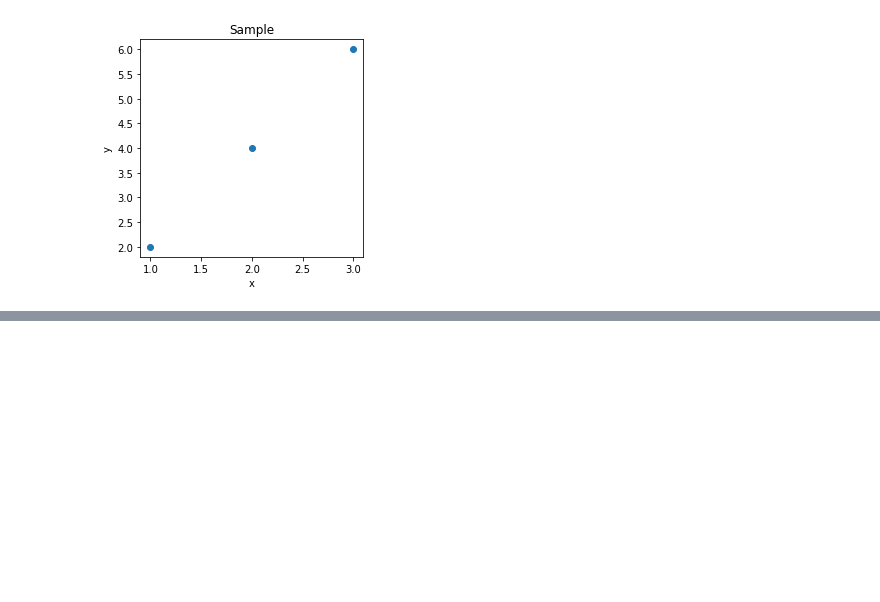
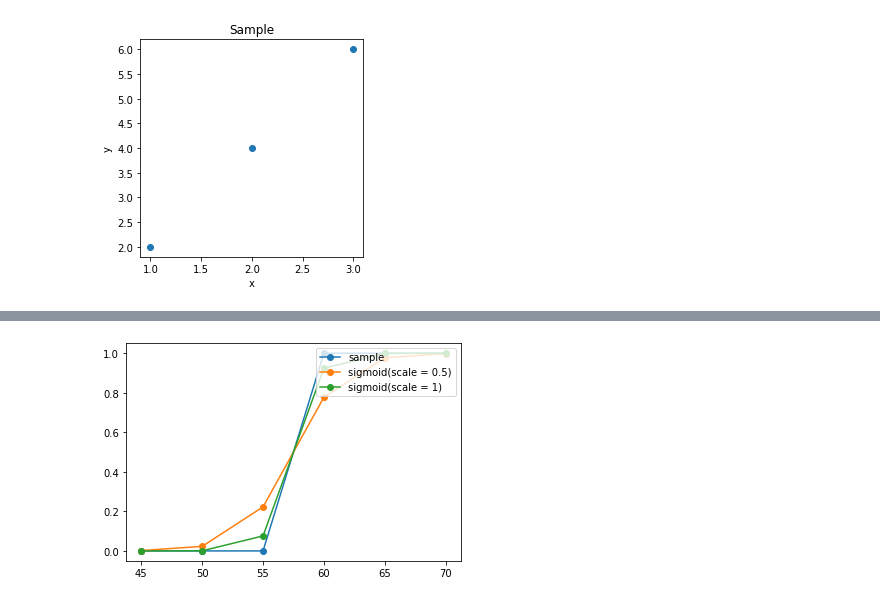
Before and after one commit to YeongRoYun/DataSchool, a Jupyter notebook: Pytorch/book.ipynb, the cells around one changed output, grey strips where cells are left out. Cells and saved outputs as stored; diff of their text form; code cells hidden in the pictures; blank space fills up the shorter version.

```diff
--- a/Pytorch/book.ipynb
+++ b/Pytorch/book.ipynb
@@ -157,0 +419,22 @@ plt.plot([1,2,3])
+# %%
+import matplotlib.pyplot as plt
+import pandas as pd
+import numpy as np
+
+df = pd.DataFrame(range(45, 75, 5), columns=['score(x)'])
+df['result(y)'] = list(map(lambda score: '합격' if score >= 60 else '불합격', df.iloc[:,0].to_numpy()))
+
+x = df.iloc[:,0].to_numpy()
+y = list(map(lambda result: 1 if result == '합격' else 0, df.iloc[:,1].to_numpy()))
+plt.plot(x, y, marker='o', label='sample')
+
+# Sigmoid
+sigmoid = lambda x: 1/(1+np.exp(-x))
+y_pred = sigmoid(.5*(x - np.mean(x)))
+plt.plot(x, y_pred, marker='o', label='sigmoid(scale = 0.5)')
+y_pred = sigmoid(1*(x - np.mean(x)))
+plt.plot(x, y_pred, marker='o', label='sigmoid(scale = 1)')
+plt.legend(loc='upper right')
+plt.show()
+# %% [output]
+[figure, added]
```
Also changed, not shown: parts of 25 cells of this notebook, 4 other files.
